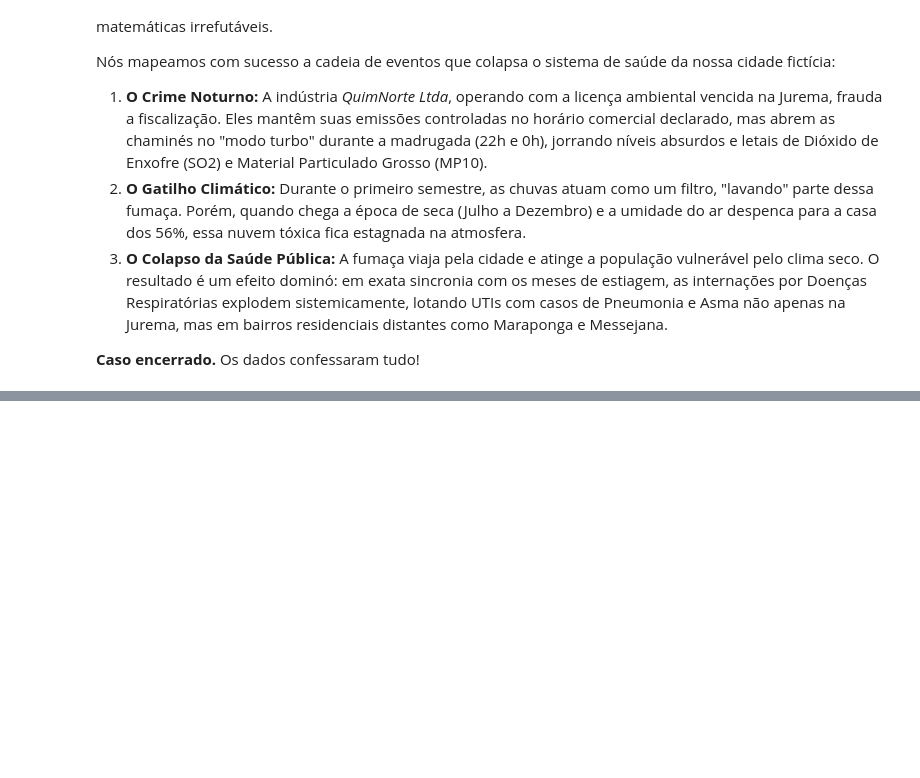
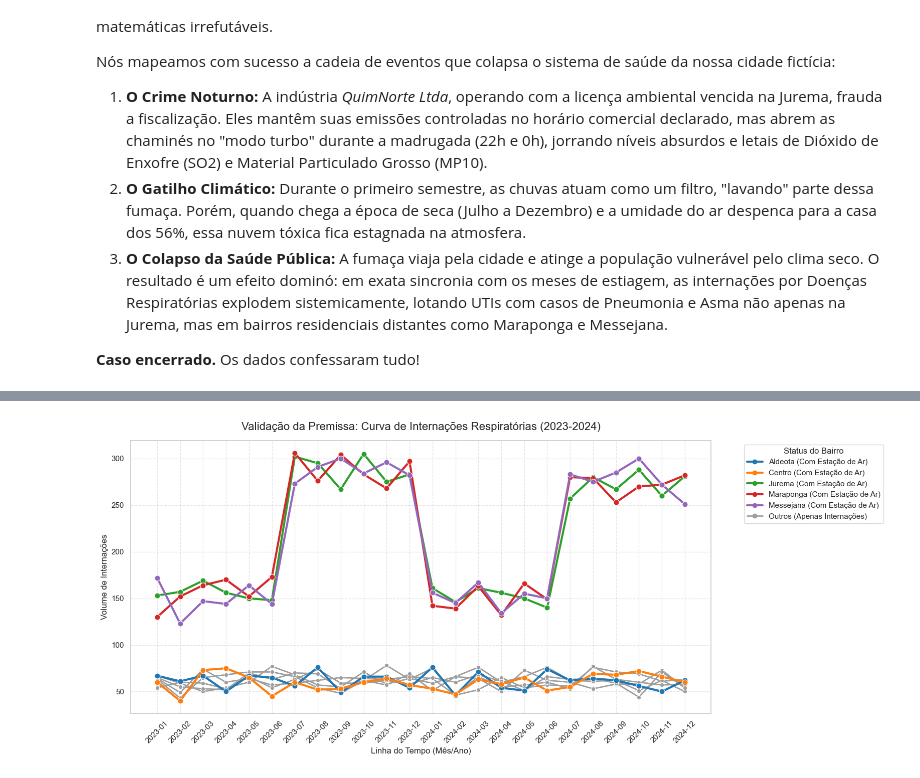
Before and after one commit to felipecezar01/projeto3_poluicao_atmosferica-CDT13, a Jupyter notebook: notebooks/investigacao.ipynb, the cells around one changed output, grey strips where cells are left out. Saved outputs shown, nothing was run; the diff lists cells and outputs as text; code cells hidden in the pictures; blank space fills up the shorter version.

Commit message:
Atualizando análises e notebooks de investigação

```diff
--- a/notebooks/01_relatorio_alerta_vermelho.ipynb
+++ b/notebooks/investigacao.ipynb
@@ -1855,0 +1865,85 @@ Nós mapeamos com sucesso a cadeia de eventos que colapsa o sistema de saúde da
+# %%
+import pandas as pd
+import matplotlib.pyplot as plt
+import seaborn as sns
+from matplotlib.lines import Line2D # Ferramenta mágica para customizar a legenda
+
+print("="*60)
+print(" MAPEAMENTO DE BAIRROS: ONDE TEMOS DADOS COMPLETOS?")
+print("="*60)
+
+# 1. Extraindo as listas únicas (Ajuste 'df_ar' e 'estacao' se o nome no seu notebook for outro)
+bairros_ar = sorted(df_ar['estacao'].unique().tolist())
+bairros_hosp = sorted(df_internacoes['bairro_residencia'].unique().tolist())
+
+# Fazendo a interseção automática (só quem está nas duas listas)
+bairros_alvo = sorted(list(set(bairros_ar).intersection(set(bairros_hosp))))
+
+# 2. Criando uma tabela para exibir as 3 listas lado a lado
+df_listas = pd.DataFrame({
+    '📍 Com Estação de Ar': pd.Series(bairros_ar),
+    '🏥 Com Internações': pd.Series(bairros_hosp),
+    '🎯 INTERSEÇÃO (ALVOS)': pd.Series(bairros_alvo)
+}).fillna('') # Preenche os espaços vazios com branco
+
+display(df_listas.style.set_properties(**{'text-align': 'left', 'background-color': '#f4f4f4', 'color': 'black'}))
+
+
+print("\n" + "="*60)
+print(" EVOLUÇÃO MENSAL DE INTERNAÇÕES: O SURTO NA CIDADE")
+print("="*60)
+
+# 3. Tratamento otimizado de datas
+df_internacoes['data_internacao'] = pd.to_datetime(df_internacoes['data_internacao'], format='%Y-%m-%d')
+df_internacoes['ano_mes'] = df_internacoes['data_internacao'].dt.to_period('M').astype(str)
+
+# Agrupamento de pacientes por mês e bairro
+tendencia_bairro = df_internacoes.groupby(['ano_mes', 'bairro_residencia']).size().reset_index(name='total_pacientes')
+
+# 4. Preparações do Gráfico
+plt.figure(figsize=(16, 7))
+cores_alvo = sns.color_palette('tab10', len(bairros_alvo))
+cor_cinza = '#9E9E9E'
+
+# Plotando os bairros que NÃO são alvo (A "massa" cinza de figurantes)
+bairros_gerais = tendencia_bairro[~tendencia_bairro['bairro_residencia'].isin(bairros_alvo)]
+sns.lineplot(
+    data=bairros_gerais,
+    x='ano_mes', y='total_pacientes', hue='bairro_residencia',
+    palette=[cor_cinza] * len(bairros_gerais['bairro_residencia'].unique()),
+    linewidth=2.0, marker='o',
+    legend=False # Desativa a legenda automática bagunçada
+)
+
+# Plotando os bairros ALVO (Coloridos e em destaque)
+bairros_monitorados = tendencia_bairro[tendencia_bairro['bairro_residencia'].isin(bairros_alvo)]
+sns.lineplot(
+    data=bairros_monitorados,
+    x='ano_mes', y='total_pacientes', hue='bairro_residencia',
+    palette=dict(zip(bairros_alvo, cores_alvo)),
+    linewidth=3.0, marker='o', markersize=8,
+    legend=False # Desativa a legenda automática bagunçada
+)
+
+# 5. Criando a Legenda Perfeita e Customizada
+elementos_legenda = []
+
+# Primeiro colocamos os nossos 5 alvos com suas respectivas cores
+for bairro, cor in zip(bairros_alvo, cores_alvo):
+    elementos_legenda.append(Line2D([0], [0], color=cor, lw=3, marker='o', label=f"{bairro} (Com Estação de Ar)"))
+
+# E no final, uma única linha para representar todos os cinzas
+elementos_legenda.append(Line2D([0], [0], color=cor_cinza, lw=2, marker='o', label="Outros (Apenas Internações)"))
+
+# 6. Estilização final
+plt.title('Validação da Premissa: Curva de Internações Respiratórias (2023-2024)', fontsize=16, pad=15)
+plt.xlabel('Linha do Tempo (Mês/Ano)', fontsize=12)
+plt.ylabel('Volume de Internações', fontsize=12)
+plt.xticks(rotation=45)
+plt.grid(True, linestyle='--', alpha=0.5)
+
+# Aplica a nossa legenda inteligente
+plt.legend(handles=elementos_legenda, title='Status do Bairro', bbox_to_anchor=(1.05, 1), loc='upper left')
+plt.tight_layout()
+plt.show()
+# %% [output]
@@ -1855,0 +1967 @@ Nós mapeamos com sucesso a cadeia de eventos que colapsa o sistema de saúde da
+[figure, added]
```
Also changed, not shown: parts of 6 cells of this notebook, 1 other file.
